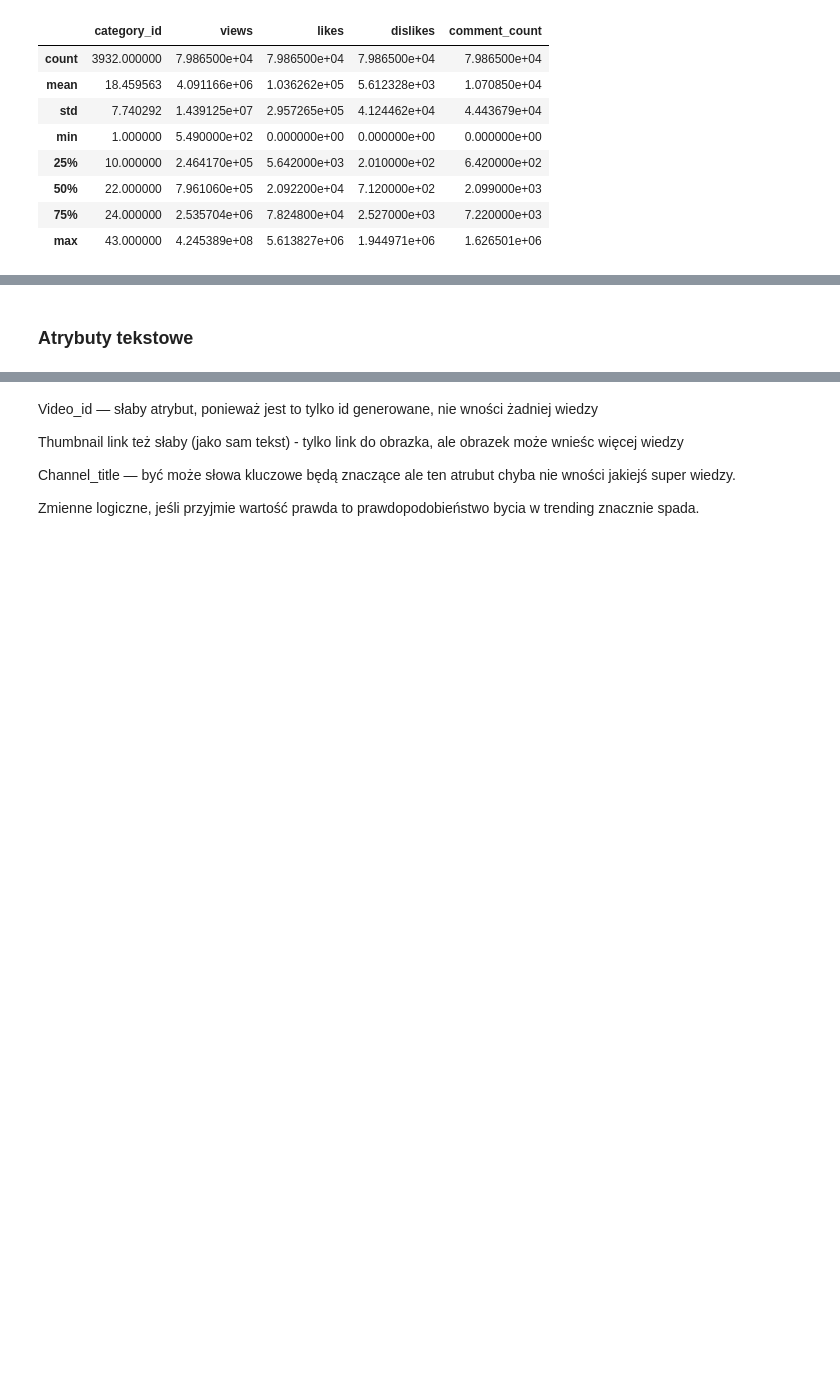
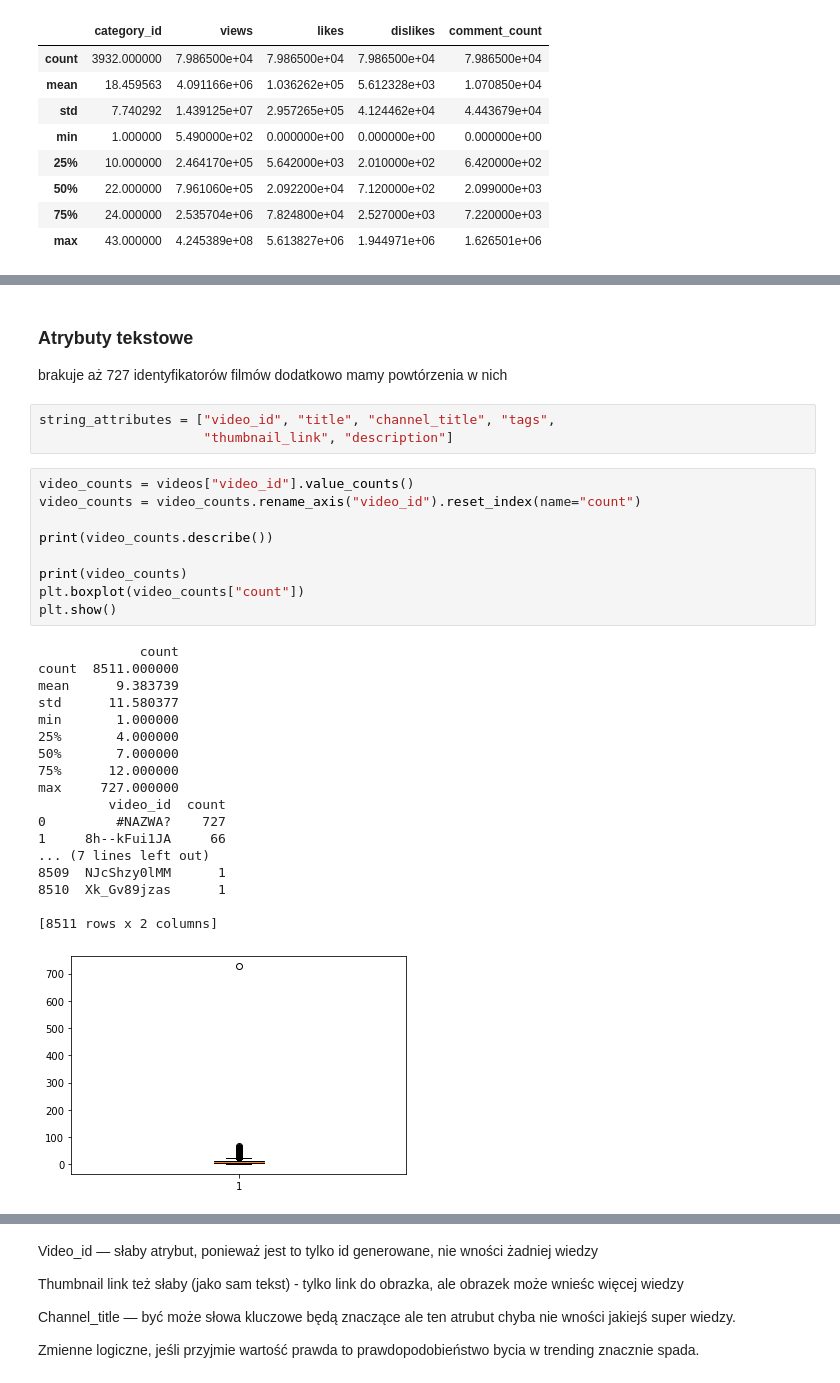
Before and after one commit to DominikKossinski/PED, a Jupyter notebook: ped.ipynb, the cells around one changed output, grey strips where cells are left out. Cells and saved outputs as stored; diff of their text form; blank space fills up the shorter version.

Commit message:
description preprocessing

```diff
--- a/ped.ipynb
+++ b/ped.ipynb
@@ -211,2 +212,36 @@ Atrybut comment_count: 0
-# %% [markdown]
-### Atrybuty tekstowe
+# %% [markdown]
+### Atrybuty tekstowe
+
+brakuje aż 727 identyfikatorów filmów
+dodatkowo mamy powtórzenia w nich
+# %%
+string_attributes = ["video_id", "title", "channel_title", "tags",
+                     "thumbnail_link", "description"]
+# %%
+video_counts = videos["video_id"].value_counts()
+video_counts = video_counts.rename_axis("video_id").reset_index(name="count")
+
+print(video_counts.describe())
+
+print(video_counts)
+plt.boxplot(video_counts["count"])
+plt.show()
+# %% [output]
+             count
+count  8511.000000
+mean      9.383739
+std      11.580377
+min       1.000000
+25%       4.000000
+50%       7.000000
+75%      12.000000
+max     727.000000
+         video_id  count
+0         #NAZWA?    727
+1     8h--kFui1JA     66
+... (7 lines left out)
+8509  NJcShzy0lMM      1
+8510  Xk_Gv89jzas      1
+
+[8511 rows x 2 columns]
+[figure, added]
```
Also changed, not shown: parts of 18 cells of this notebook, 3 other files.
